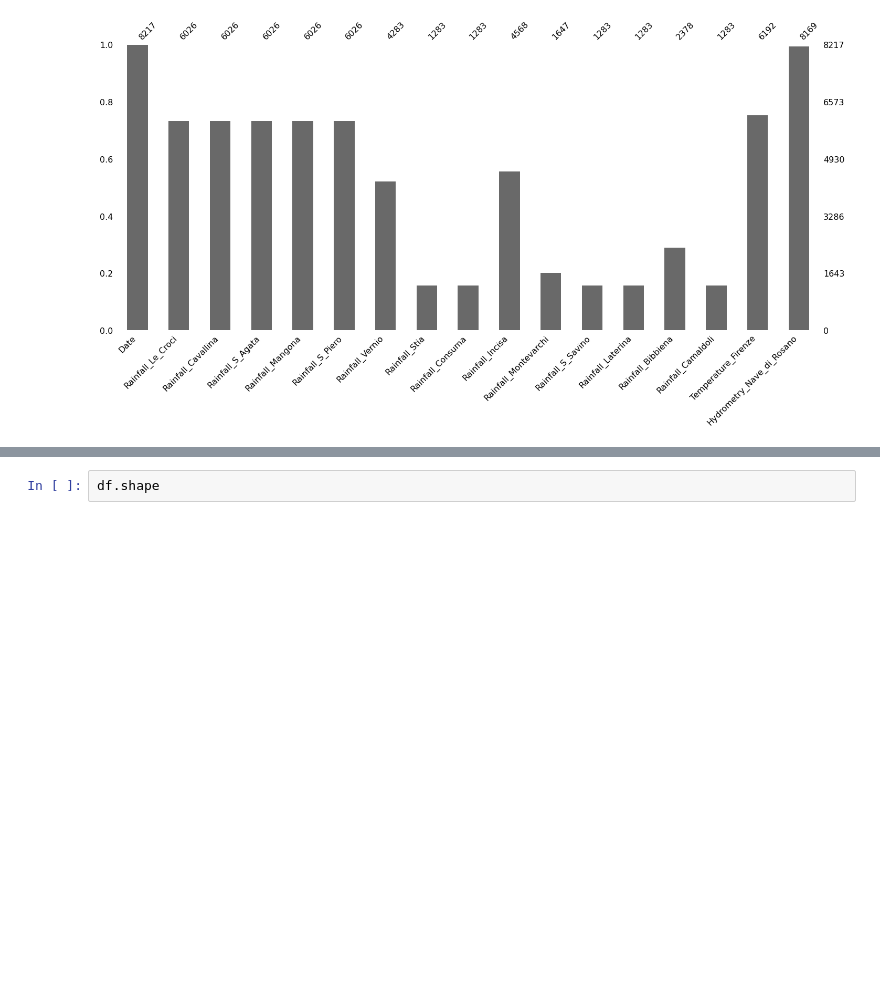
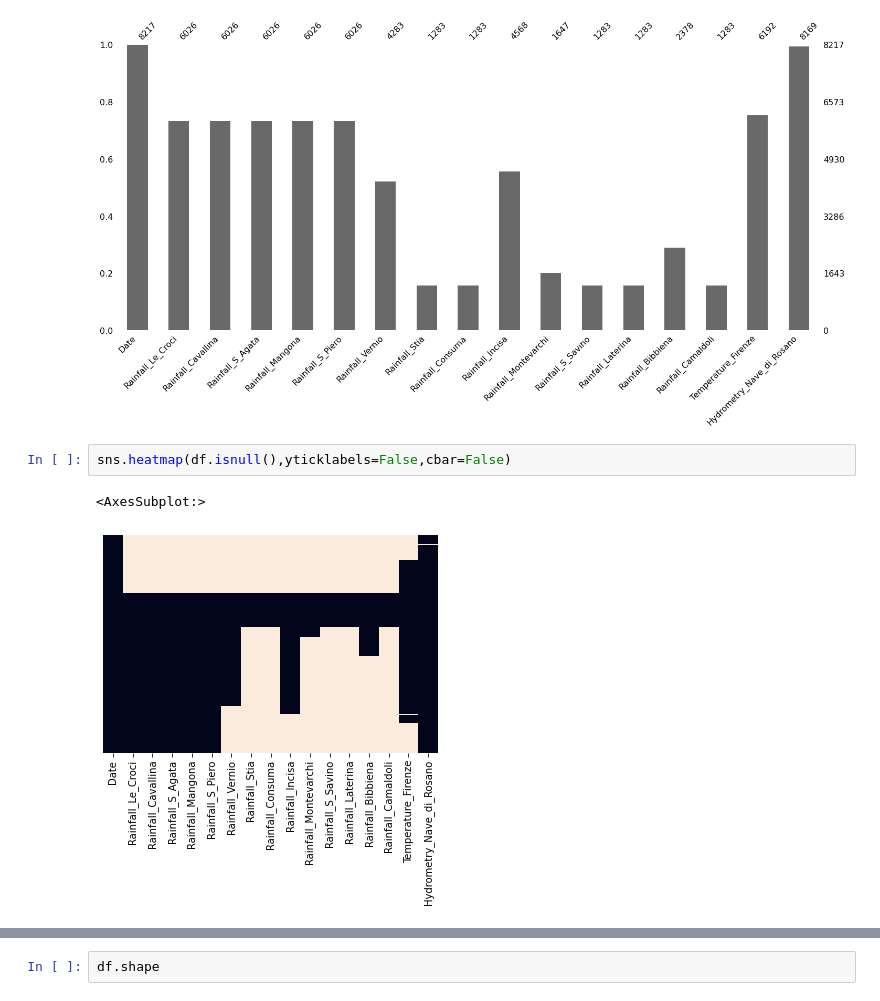
Before and after one commit to Himanth-Venati/Acea_Smart_Water_Analytics_ML, a Jupyter notebook: Acea_Smart_Water_Analytics.ipynb, the cells around one changed output, grey strips where cells are left out. Cells and saved outputs as stored; diff of their text form; blank space fills up the shorter version.

```diff
--- a/Acea_Smart_Water_Analytics.ipynb
+++ b/Acea_Smart_Water_Analytics.ipynb
@@ -47,3 +47,8 @@ msno.bar(df)
 # %% [output]
 <AxesSubplot:>
 [figure]
+# %%
+sns.heatmap(df.isnull(),yticklabels=False,cbar=False)
+# %% [output]
+<AxesSubplot:>
+[figure, added]
```
Also changed, not shown: parts of 4 cells of this notebook.
